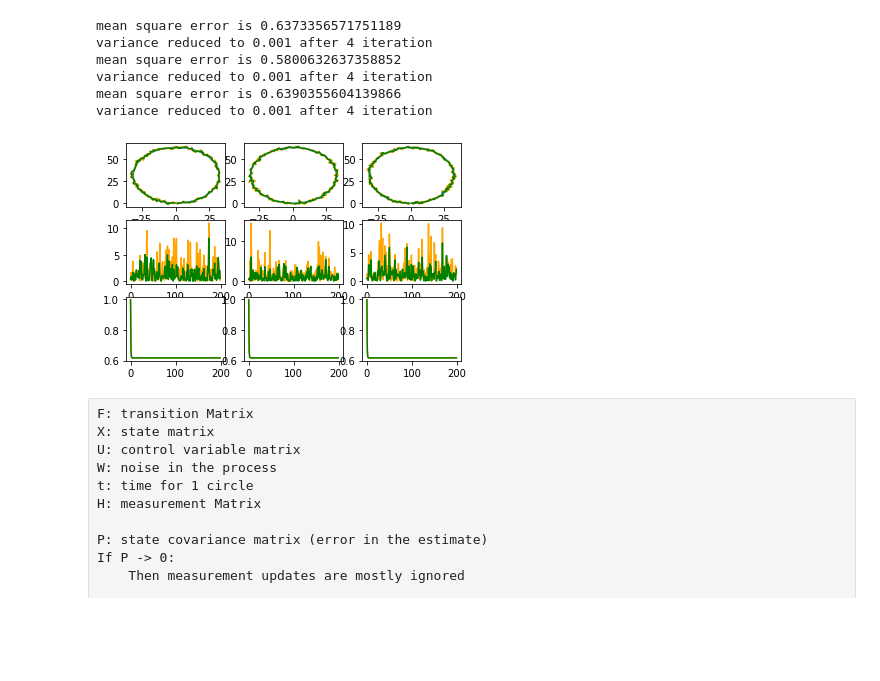
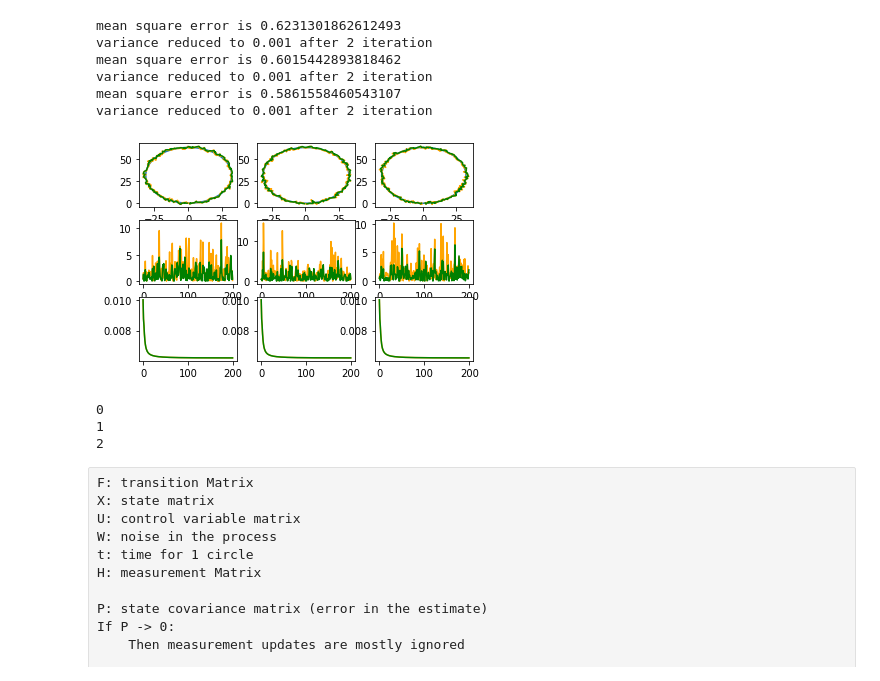
Before and after one commit to jacky1107/40575042H_SLAM_A1, a Jupyter notebook: 20191110_Kalman_Filter.ipynb, the cells around one changed output. Drawn from its saved outputs; the diff is of its cells as text; code cells hidden in the pictures; blank space fills up the shorter version.

```diff
--- a/20191110_Kalman_Filter.ipynb
+++ b/20191110_Kalman_Filter.ipynb
@@ -42,7 +42,7 @@ ZZ = [track1, track2, track3]
 j = 1
 for Z in ZZ:
     # for F and B
-    t = 0
+    t = 0.01
     FT = F(t).transpose()
     # for state X
     x_data = true[:,0]
@@ -85,10 +85,10 @@ for Z in ZZ:
     #==================================================================
     # formula
     for i in range(len(true)):
-        ax = 5#float(np.random.normal(0, 3, 1))#np.sqrt(x_var), 1))
-        ay = 5#float(np.random.normal(0, 3, 1))#np.sqrt(y_var), 1))
+        ax = 0#float(np.random.normal(0, 3, 1))#np.sqrt(x_var), 1))
+        ay = 0#float(np.random.normal(0, 3, 1))#np.sqrt(y_var), 1))
 
-        X_= dot(F(t), X)# + dot(B(t), U(ax, ay)) + W
+        X_= dot(F(t), X) + dot(B(t), U(ax, ay)) + W
 
         P_= dot(F(t), P, FT) + Q
 
@@ -107,40 +107,47 @@ for Z in ZZ:
         kalmanY.append(X[1,0])
 
         var_err_X.append(P[0,0])
         var_err_Y.append(P[1,1])
 
     plt.subplot(3,3,j)
     print(f"mean square error is {(sum(error_kal)/len(error_kal)) / (sum(error_obv)/len(error_obv))}")
     plt.plot(true[:,0],true[:,1])
     plt.plot(Z[:,0],Z[:,1],c='orange')
     plt.plot(kalmanX, kalmanY, c='g')
 
     plt.subplot(3,3,3+j)
     plt.plot(range(len(error_obv)), error_obv, c='orange')
     plt.plot(range(len(error_kal)), error_kal, c='g')
 
     plt.subplot(3,3,6+j)
     plt.plot(range(len(var_err_X)), var_err_X, c='orange')
     plt.plot(range(len(var_err_Y)), var_err_Y, c='g')
     j += 1
 
     stop = 1e-3
     first = var_err_Y[0]
     for i, v in enumerate(var_err_Y):
         if i == 0: continue
         if (first - v) < stop:
             print(f'variance reduced to {stop} after {i} iteration')
             break
         first = v
 plt.show()
 # %% [output]
-mean square error is 0.6373356571751189
-variance reduced to 0.001 after 4 iteration
-mean square error is 0.5800632637358852
-variance reduced to 0.001 after 4 iteration
-mean square error is 0.6390355604139866
-variance reduced to 0.001 after 4 iteration
+mean square error is 0.6231301862612493
+variance reduced to 0.001 after 2 iteration
+mean square error is 0.6015442893818462
+variance reduced to 0.001 after 2 iteration
+mean square error is 0.5861558460543107
+variance reduced to 0.001 after 2 iteration
-[figure, old version]
+[figure, new version]
+# %%
+for i in range(3):
+    print(i)
+# %% [output]
+0
+1
+2
 # %% [raw]
 F: transition Matrix
 X: state matrix
```
Also changed, not shown: 3 other files.
